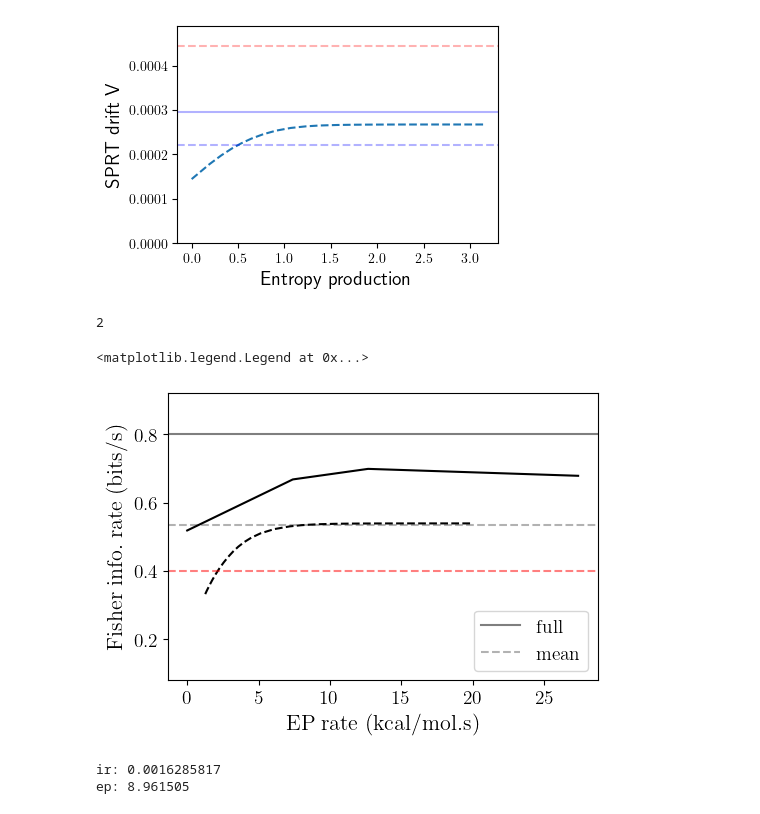
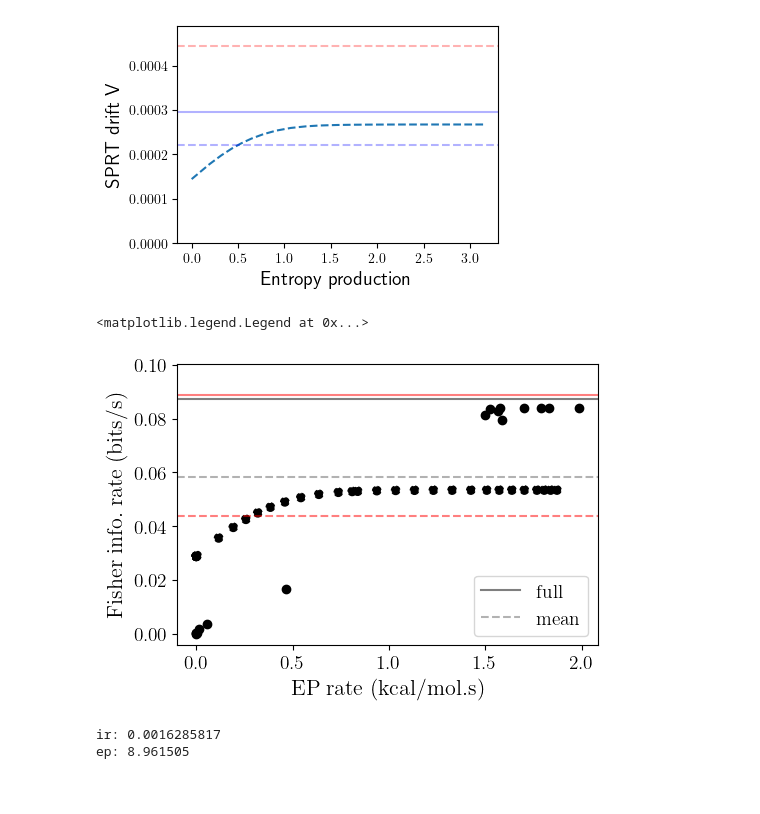
Before and after one commit to ta-rekt/LLROpt.jl, a Jupyter notebook: dev.ipynb, the cells around one changed output. Drawn from its saved outputs; the diff is of its cells as text; code cells hidden in the pictures.

```diff
--- a/dev.ipynb
+++ b/dev.ipynb
@@ -1174,9 +1174,3 @@ ax.set_ylim(0, V_low*1.1)
 # %% [output]
 (0.0, 0.0004884000000000002)
 [figure]
-# %%
-hull.vertices[i]
-bounds = [[-2,2], [1,32]]
-bounds = [[1,6], [2,30]]
-# %% [output]
-2
@@ -1183,9 +1187,10 @@ bounds = [[1,6], [2,30]]
 # %%
-dirname_full = '20250422/ir-ep-finetune-hic'
-dirname_acc = '20250423/ir-ep-finetune-hic-acc'
+# dirname_full = '20250422/ir-ep-finetune-hic'
+dirname_acc = '20250423/ir-ep-finetune-lowc-acc'
+dirname_full = '20250512/fir-epr-test'
 
 ncpus = 16
-nedges = 8
+nedgess = [7, 8]
 figsize = (5,3.5)
 ks = [32, 32]
 # bounds = [[1,6], [2,30]]
@@ -1193,6 +1198,7 @@ bounds = [[0,4], [2,32]]
 RS = 300*1.987 / 1000
 dirs = [dirname_full, dirname_acc]
 whichfs = ["full", "acc"]
+whichas = ["spec", "pareto"]
 colors = ["black", "black"]
 labels=["$\max\{\dot{\cal F}(c_0)\}$", "$\max\{\dot{\cal F}_m(c_0)\}$"]
 linestyles=["solid", "dashed"]
@@ -1208,51 +1214,62 @@ for i in [0,1]:
     k = ks[i]
     dirname = dirs[i]
     whichf = whichfs[i]
-    data, params = utils.get_data(dirname, whichf)
+    whicha = whichas[i]
+    nedges = nedgess[i]
+    data, params = utils.get_data(dirname, whichf, whicha)
     nparams = params["nparams"]
-    edges = np.array([(1,3), (1,2), (2,4), (2,1), (3,1), (3,4), (4,2), (4,3)]) - 1
+
     input_edges = [(0,2), (1,3)]
     on_ind = [0,1,0,1]
 
-    irvals = np.array([data[j][nedges] for j in range(1, params["nparams"]+1)]) / ((dc/c)**2/2)
-    epvals = RS*np.array([data[j][nedges+1] for j in range(1, params["nparams"]+1)])
+    if i == 0:
+        edges = np.array([(1, 2),(2, 1),(2, 3),(3, 2),(3, 4),(4, 3),(4, 1)]) - 1
+        irvals = np.array([data[j]['1']['1'][nedges]
+            for j in range(1, params["nparams"]+1)])
+        epvals = RS*np.array([data[j]['1']['1'][nedges+3]
+            for j in range(1, params["nparams"]+1)])
 
-    bds = bounds[i]
-    xydata_ = np.stack((epvals, irvals), axis=1)
-    hull = ConvexHull(xydata_)
-    xhull = [xydata_[hull.vertices[i]][0] for i in range(bds[0], bds[1])]
-    yhull = [xydata_[hull.vertices[i]][1] for i in range(bds[0], bds[1])]
+    else:
+        edges = np.array([(1,3), (1,2), (2,4), (2,1), (3,1), (3,4), (4,2), (4,3)]) - 1
+        irvals = np.array([data[j][nedges] for j in range(1, params["nparams"]+1)]) / ((dc/c)**2/2)
+        epvals = RS*np.array([data[j][nedges+1] for j in range(1, params["nparams"]+1)])
 
-    ax.plot(xhull, yhull, color=colors[i], linestyle=linestyles[i])
-    # ax.scatter(epvals, irvals, color=colors[i], linestyle=linestyles[i])
+        # bds = bounds[i]
+        # xydata_ = np.stack((epvals, irvals), axis=1)
+        # hull = ConvexHull(xydata_)
+        # xhull = [xydata_[hull.vertices[i]][0] for i in range(bds[0], bds[1])]
+        # yhull = [xydata_[hull.vertices[i]][1] for i in range(bds[0], bds[1])]
 
-c = 40
+    # ax.plot(xhull, yhull, color=colors[i], linestyle=linestyles[i])
+    ax.scatter(epvals, irvals, color=colors[i], linestyle=linestyles[i])
+
+c = 1
 dc = 0.1 * c
 kboff = 0.0888
 konb = 5
 kuon = 5
 koffu = 5
 
 kbon = 1e-5
 koffb = 1e-5
 kuoff = 1e-5
 konu = 1e-5
 
 V_low2s = c*kboff
 V_low = c*kboff*konb/(c*kboff+konb)
 V_high = 0.16*5
-V_lim = V_high
-# V_lim = V_low
+# V_lim = V_high
+V_lim = V_low
 ax.axhline(y=V_low2s, linestyle="solid", color="red", alpha=0.5)
 ax.axhline(y=V_lim, linestyle="solid", color="black", alpha=0.5, label=r"$\rm{full}$")
 ax.axhline(y=2*V_lim/3, linestyle="dashed", color="black", alpha=0.3, label=r"$\rm{mean}$")
 ax.axhline(y=V_lim/2, linestyle="dashed", color="red", alpha=0.5)
-ax.set_ylim(V_lim*0.1, V_lim*1.15)
+ax.set_ylim(-V_lim*0.05, V_lim*1.15)
 ax.tick_params(axis='both', which='major', labelsize=14)
 ax.legend(fontsize=14, loc='lower right')
 # %% [output]
 <matplotlib.legend.Legend at 0x...>
-[figure, old version]
+[figure, new version]
 # %%
 date = 20250423
 path = "/.julia/dev/LLROpt/plots/"
```
Also changed, not shown: parts of 8 cells of this notebook, 13 other files.
